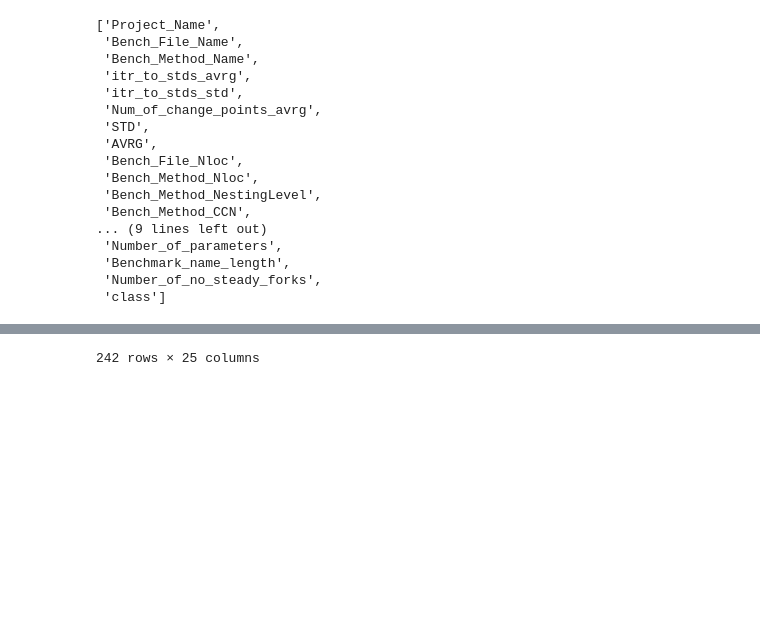
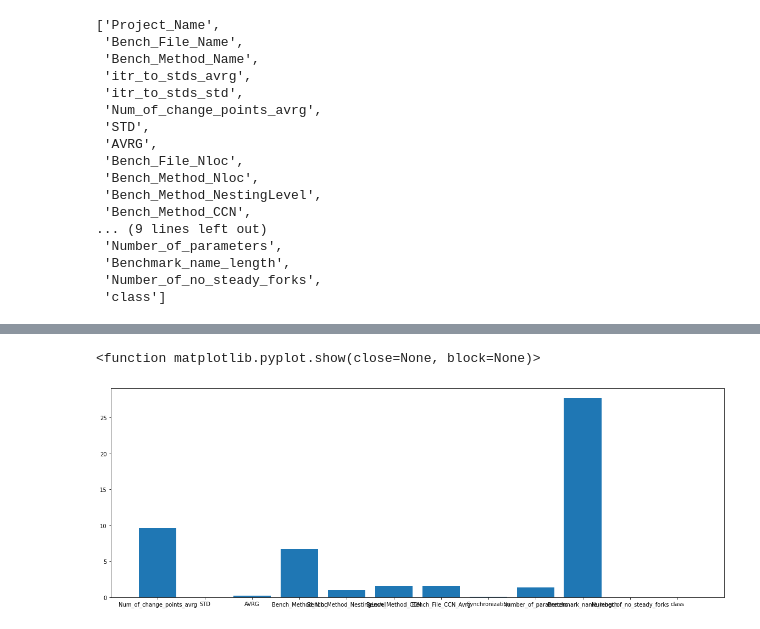
Before and after one commit to amirmahdiKhosravi/ACM-SPEC-ICPE-2023-DataTrack, a Jupyter notebook: Data_Mining.ipynb, the cells around one changed output, grey strips where cells are left out. Cells and saved outputs as stored; diff of their text form; code cells hidden in the pictures; blank space fills up the shorter version.

```diff
--- a/Data_Mining.ipynb
+++ b/Data_Mining.ipynb
@@ -113,4 +158,10 @@ dtype: float64
 # %%
 inconsistent = df[df["class"] == 0]
-inconsistent
+features = inconsistent.drop(["itr_to_stds_avrg", "itr_to_stds_std", "Bench_File_Nloc"], axis=1, inplace=False).columns
+average_values = inconsistent.drop(["itr_to_stds_avrg", "itr_to_stds_std", "Bench_File_Nloc"], axis=1).mean().values
+
+fig = plt.figure(figsize =(20, 7))
+
+plt.bar(features, average_values)
+plt.show
 # %% [output]
@@ -130 +168,2 @@ inconsistent
-242 rows × 25 columns
+<function matplotlib.pyplot.show(close=None, block=None)>
+[figure, added]
```
Also changed, not shown: parts of 23 cells of this notebook, 2 other files.
